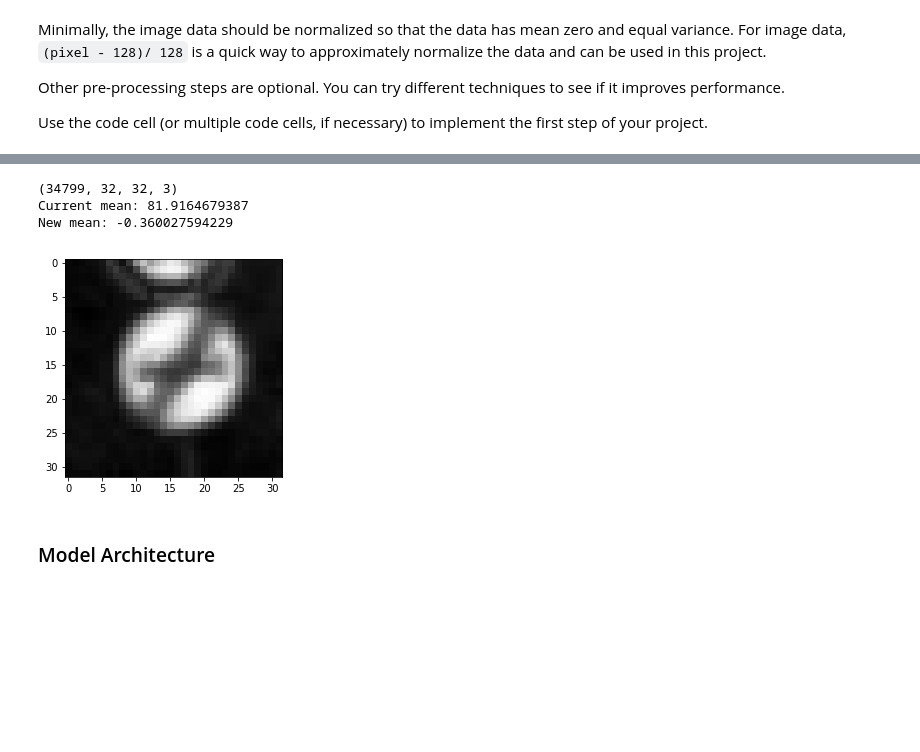
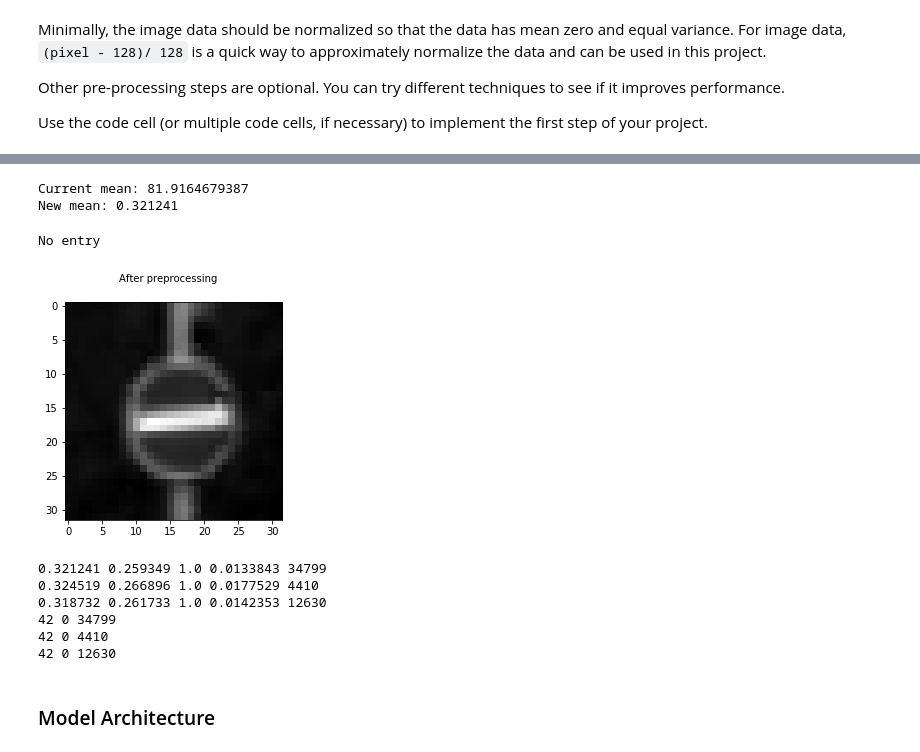
Before and after one commit to mkneesh/CarND-Traffic-Sign-Classifier-Project, a Jupyter notebook: Traffic_Sign_Classifier.ipynb, the cells around one changed output, grey strips where cells are left out. Drawn from its saved outputs; the diff is of its cells as text; code cells hidden in the pictures; blank space fills up the shorter version.

```diff
--- a/Traffic_Sign_Classifier.ipynb
+++ b/Traffic_Sign_Classifier.ipynb
@@ -195,34 +186,47 @@ print(type(X_train))
 ### Preprocess the data here. It is required to normalize the data. Other preprocessing steps could include
 ### converting to grayscale, etc.
 ### Feel free to use as many code cells as needed.
-# TODO(manishkatyal): What pre-processing?
 from sklearn.utils import shuffle
-# from sklearn import preprocessing
 
 # Gray-scale the images.
-print(X_train.shape)
-X_train_p = dataset_img_preprocess(X_train)
-X_test_p = dataset_img_preprocess(X_test)
-X_valid_p = dataset_img_preprocess(X_valid)
-
-# Validate the grey scaling worked.
-fig = plt.figure()
-plt.imshow(np.squeeze(X_train_p[0]), cmap='gray')
+X_train_p = preprocess_dataset(X_train)
+X_test_p = preprocess_dataset(X_test)
+X_valid_p = preprocess_dataset(X_valid)
 
 # Normalize to std. mean and deviation.
 print('Current mean:', np.mean(X_train_p))
-X_train_p  = (X_train_p - 128) / 128
-X_test_p  = (X_test_p - 128) / 128
-X_valid_p  = (X_valid_p - 128) / 128
+#X_train_p  = (X_train_p - 128) / 128
+#X_test_p  = (X_test_p - 128) / 128
+#X_valid_p  = (X_valid_p - 128) / 128
+X_train_p = (X_train_p / 255.).astype(np.float32)
+X_test_p = (X_test_p / 255.).astype(np.float32)
+X_valid_p = (X_valid_p / 255.).astype(np.float32)
 print('New mean:', np.mean(X_train_p))
 
-X_train, y_train = shuffle(X_train, y_train)
-X_train_p, y_train = shuffle(X_train_p, y_train)
+X_train_p, y_train_p = shuffle(X_train_p, y_train)
 # %% [output]
-(34799, 32, 32, 3)
 Current mean: 81.9164679387
-New mean: -0.360027594229
+New mean: 0.321241
-[figure, removed]
+# %%
+print (signnames[y_train_p[i+10]])
+show_image(X_train_p[i+10], "After preprocessing", is_gray=True)
+# %% [output]
+No entry
+[figure, added]
+# %%
+print(np.mean(X_train_p), np.std(X_train_p), np.max(X_train_p), np.min(X_train_p), len(X_train_p))
+print(np.mean(X_valid_p), np.std(X_valid_p), np.max(X_valid_p), np.min(X_valid_p), len(X_valid_p))
+print(np.mean(X_test_p),  np.std(X_test_p), np.max(X_test_p), np.min(X_test_p), len(X_test_p))
+print(np.max(y_train_p), np.min(y_train_p), len(y_train_p))
+print(np.max(y_valid), np.min(y_valid), len(y_valid))
+print(np.max(y_test), np.min(y_test), len(y_test))
+# %% [output]
+0.321241 0.259349 1.0 0.0133843 34799
+0.324519 0.266896 1.0 0.0177529 4410
+0.318732 0.261733 1.0 0.0142353 12630
+42 0 34799
+42 0 4410
+42 0 12630
 # %% [markdown]
 ### Model Architecture
 # %%
```
Also changed, not shown: parts of 15 cells of this notebook.
